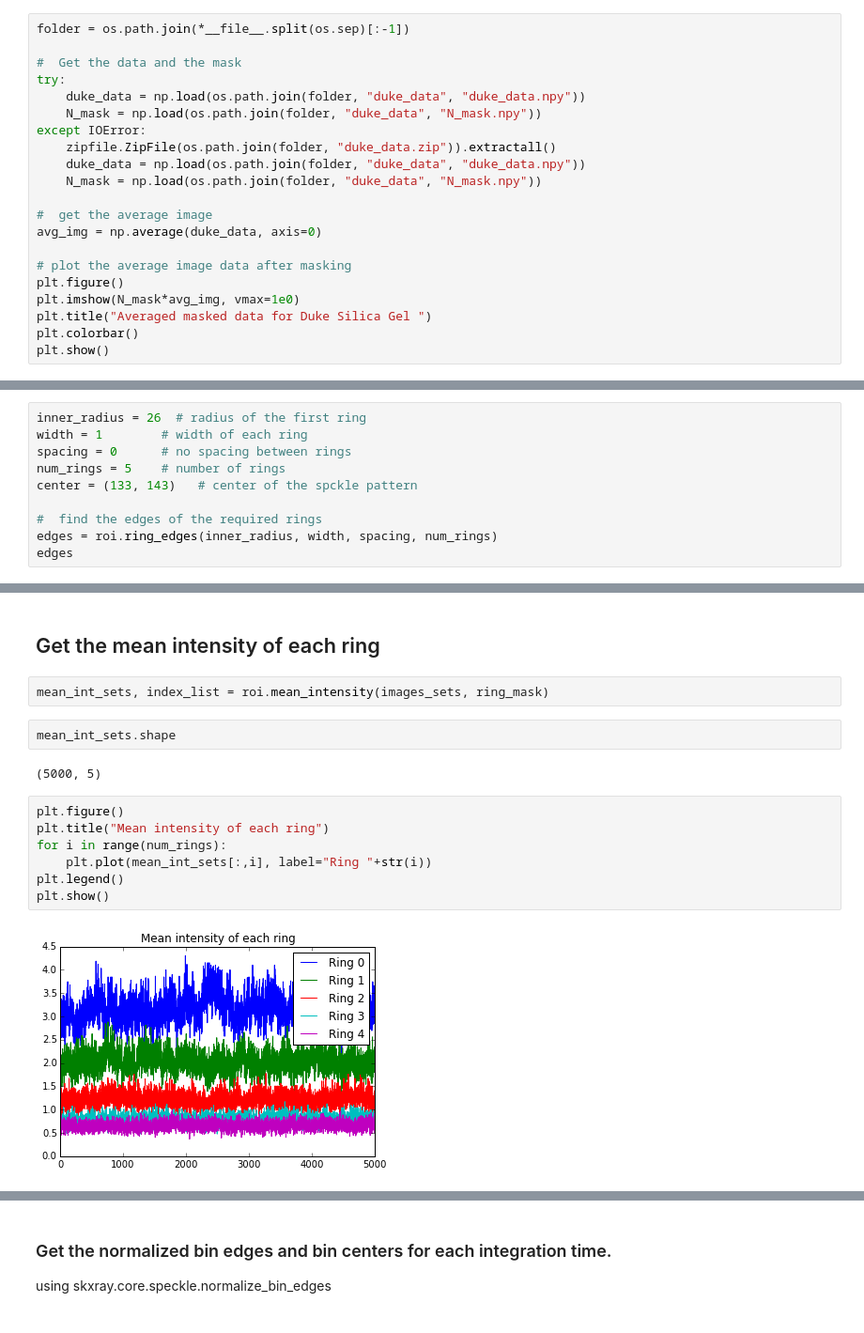
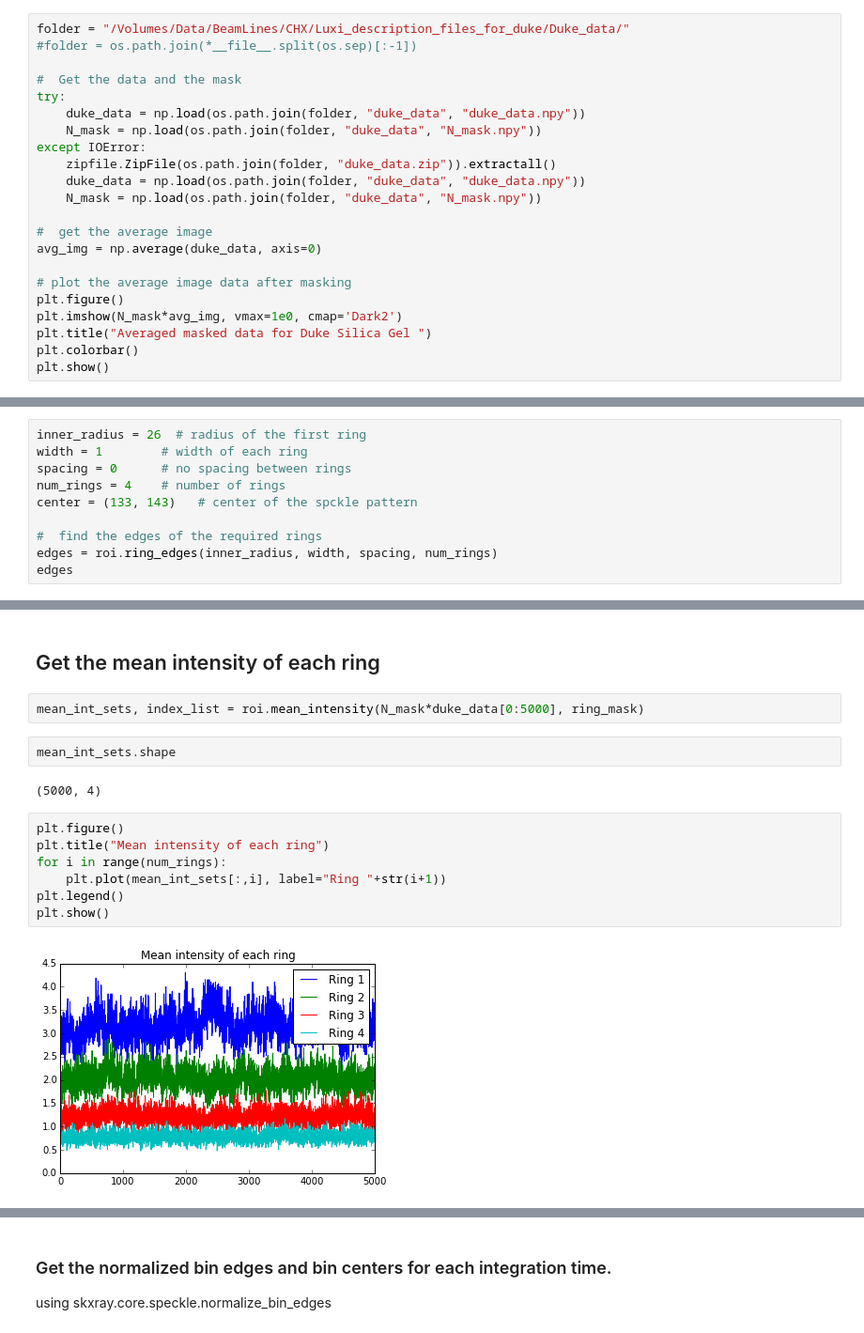
Before and after one commit to scikit-beam/scikit-beam-examples, a Jupyter notebook: demos/speckle/X-ray_Speckle_Visibility_Spectroscopy.ipynb, the cells around one changed output, grey strips where cells are left out. Shown at 94% size. Cells and saved outputs as stored; diff of their text form.

```diff
--- a/demos/speckle/X-ray_Speckle_Visibility_Spectroscopy.ipynb
+++ b/demos/speckle/X-ray_Speckle_Visibility_Spectroscopy.ipynb
@@ -36,7 +36,8 @@ L. Li, P. Kwasniewski, D. Oris, L Wiegart, L. Cristofolini, C. Carona and A. Flu
 "Photon statistics and speckle visibility spectroscopy with partially coherent x-rays"
 J. Synchrotron Rad., vol 21, p 1288-1295, 2014.
 # %%
-folder = os.path.join(*__file__.split(os.sep)[:-1])
+folder = "/Volumes/Data/BeamLines/CHX/Luxi_description_files_for_duke/Duke_data/"
+#folder = os.path.join(*__file__.split(os.sep)[:-1])
 
 #  Get the data and the mask
 try:
@@ -52,7 +53,7 @@ avg_img = np.average(duke_data, axis=0)
 
 # plot the average image data after masking
 plt.figure()
-plt.imshow(N_mask*avg_img, vmax=1e0)
+plt.imshow(N_mask*avg_img, vmax=1e0, cmap='Dark2')
 plt.title("Averaged masked data for Duke Silica Gel ")
 plt.colorbar()
 plt.show()
@@ -66,7 +67,7 @@ Use the skxray.core.roi module to create Ring ROIs (ROI Mask).¶
 inner_radius = 26  # radius of the first ring
 width = 1        # width of each ring
 spacing = 0      # no spacing between rings
-num_rings = 5    # number of rings
+num_rings = 4    # number of rings
 center = (133, 143)   # center of the spckle pattern
 
 #  find the edges of the required rings
@@ -149,20 +144,20 @@ images_sets = N_mask*duke_data
 # %% [markdown]
 ## Get the mean intensity of each ring
 # %%
-mean_int_sets, index_list = roi.mean_intensity(images_sets, ring_mask)
+mean_int_sets, index_list = roi.mean_intensity(N_mask*duke_data[0:5000], ring_mask)
 # %%
 mean_int_sets.shape
 # %% [output]
-(5000, 5)
+(5000, 4)
 # %%
 plt.figure()
 plt.title("Mean intensity of each ring")
 for i in range(num_rings):
-    plt.plot(mean_int_sets[:,i], label="Ring "+str(i))
+    plt.plot(mean_int_sets[:,i], label="Ring "+str(i+1))
 plt.legend()
 plt.show()
 # %% [output]
-[figure, old version]
+[figure, new version]
 # %%
 mean_int_ring = np.mean(mean_int_sets, axis=0)
 mean_int_ring
```
Also changed, not shown: parts of 11 cells of this notebook.
